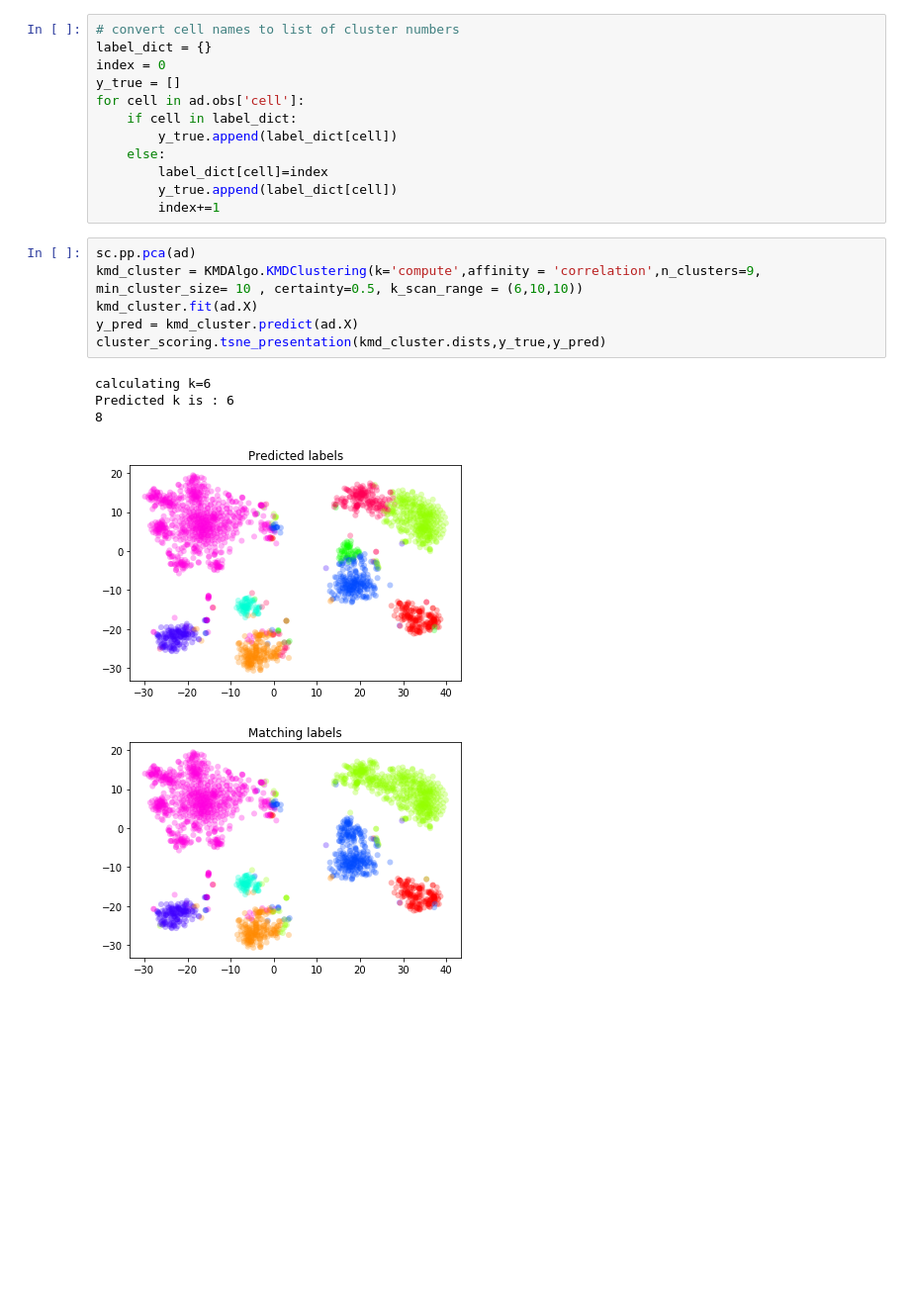
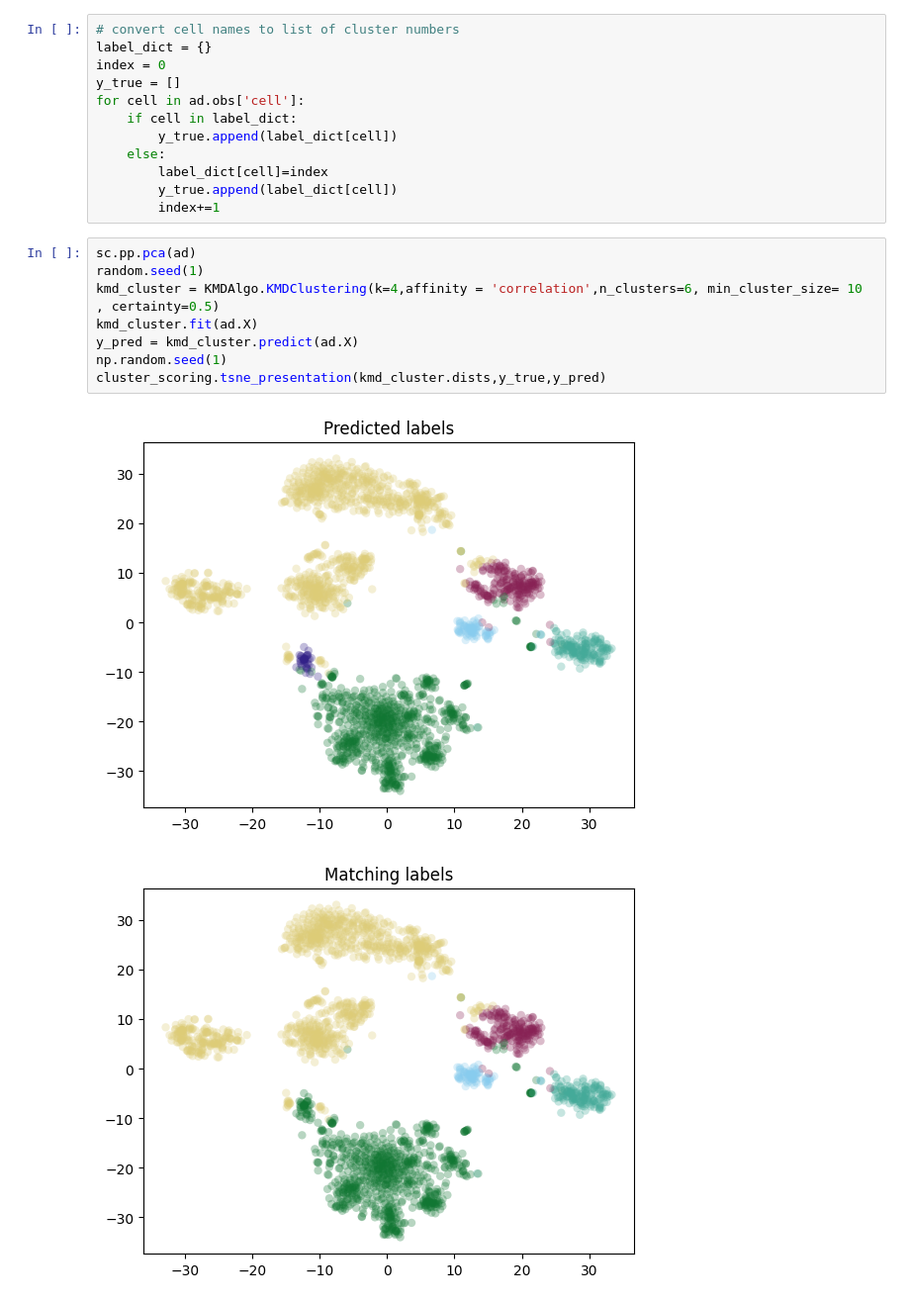
Before and after one commit to KaplanLab/KMDHierarchicalClustering, a Jupyter notebook: Zeisel15_dataset.ipynb, the cells around one changed output. Shown at 99% size. Saved outputs shown, nothing was run; the diff lists cells and outputs as text; blank space fills up the shorter version.

```diff
--- a/Zeisel15_dataset.ipynb
+++ b/Zeisel15_dataset.ipynb
@@ -45,13 +46,12 @@ for cell in ad.obs['cell']:
         index+=1
 # %%
 sc.pp.pca(ad)
-kmd_cluster = KMDAlgo.KMDClustering(k='compute',affinity = 'correlation',n_clusters=9, min_cluster_size= 10 , certainty=0.5, k_scan_range = (6,10,10))
+random.seed(1)
+kmd_cluster = KMDAlgo.KMDClustering(k=4,affinity = 'correlation',n_clusters=6, min_cluster_size= 10 , certainty=0.5)
 kmd_cluster.fit(ad.X)
 y_pred = kmd_cluster.predict(ad.X)
+np.random.seed(1)
 cluster_scoring.tsne_presentation(kmd_cluster.dists,y_true,y_pred)
 # %% [output]
-calculating k=6
-Predicted k is : 6
-8
-[figure, old version]
+[figure, new version]
-[figure, old version]
+[figure, new version]
```
Also changed, not shown: parts of 3 cells of this notebook, 3 other files.
